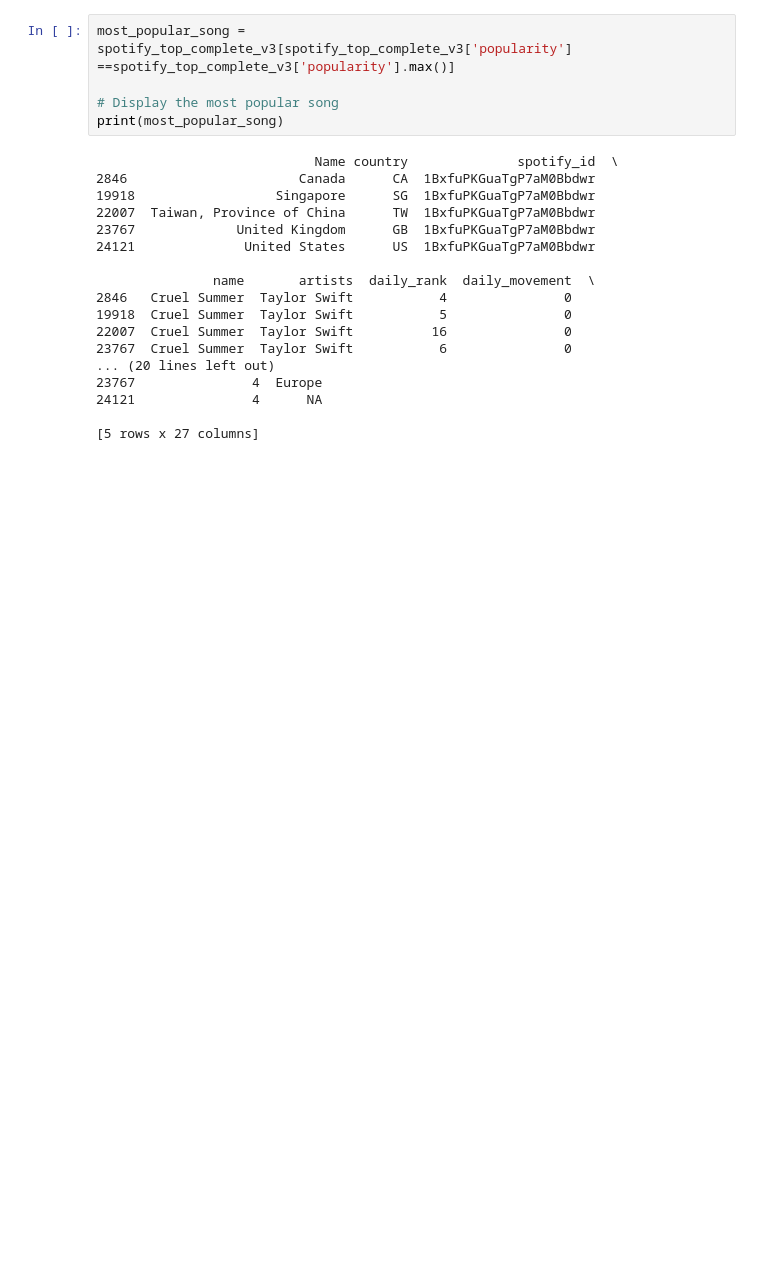
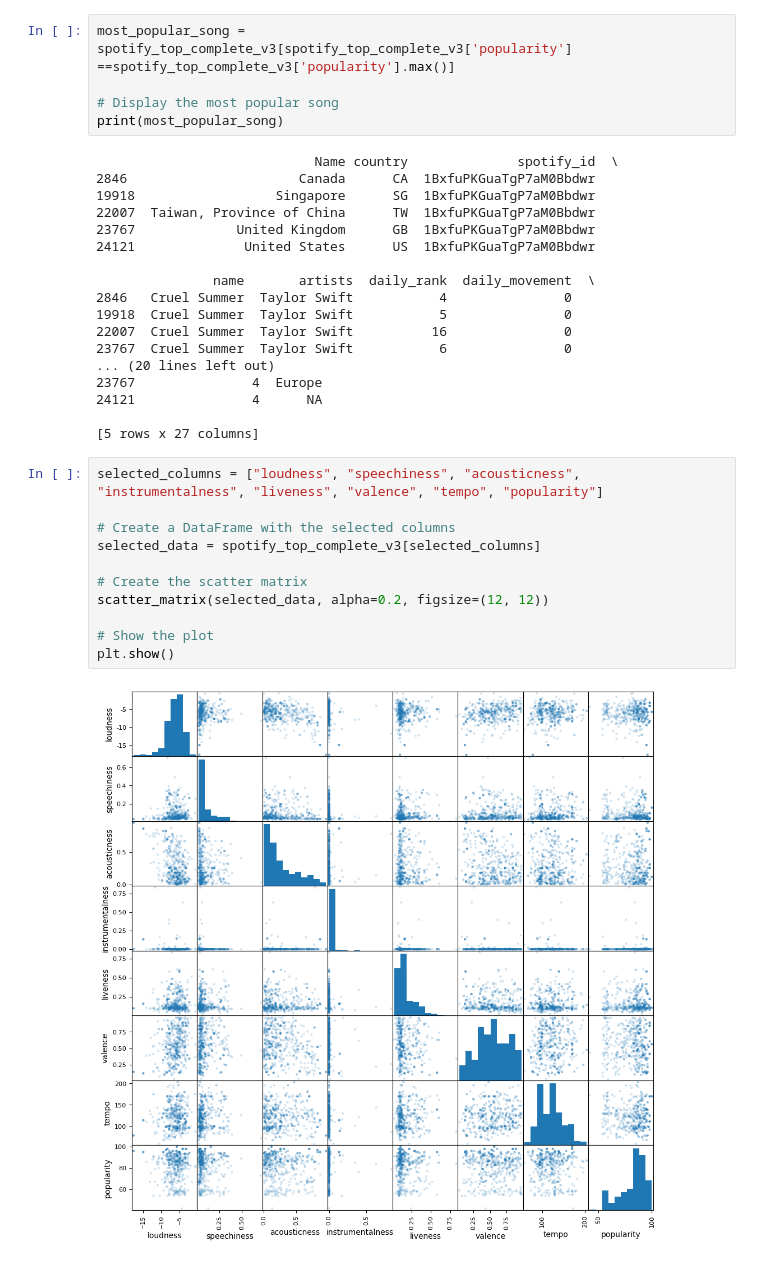
Before and after one commit to ivanchaveezz/Proyect1, a Jupyter notebook: Project Spotify.ipynb, the cells around one changed output. Saved outputs shown, nothing was run; the diff lists cells and outputs as text; blank space fills up the shorter version.

```diff
--- a/Project Spotify.ipynb
+++ b/Project Spotify.ipynb
@@ -230,3 +230,16 @@ print(most_popular_song)
 24121               4      NA
 
 [5 rows x 27 columns]
+# %%
+selected_columns = ["loudness", "speechiness", "acousticness", "instrumentalness", "liveness", "valence", "tempo", "popularity"]
+
+# Create a DataFrame with the selected columns
+selected_data = spotify_top_complete_v3[selected_columns]
+
+# Create the scatter matrix
+scatter_matrix(selected_data, alpha=0.2, figsize=(12, 12))
+
+# Show the plot
+plt.show()
+# %% [output]
+[figure, added]
```
Also changed, not shown: parts of 6 cells of this notebook.
